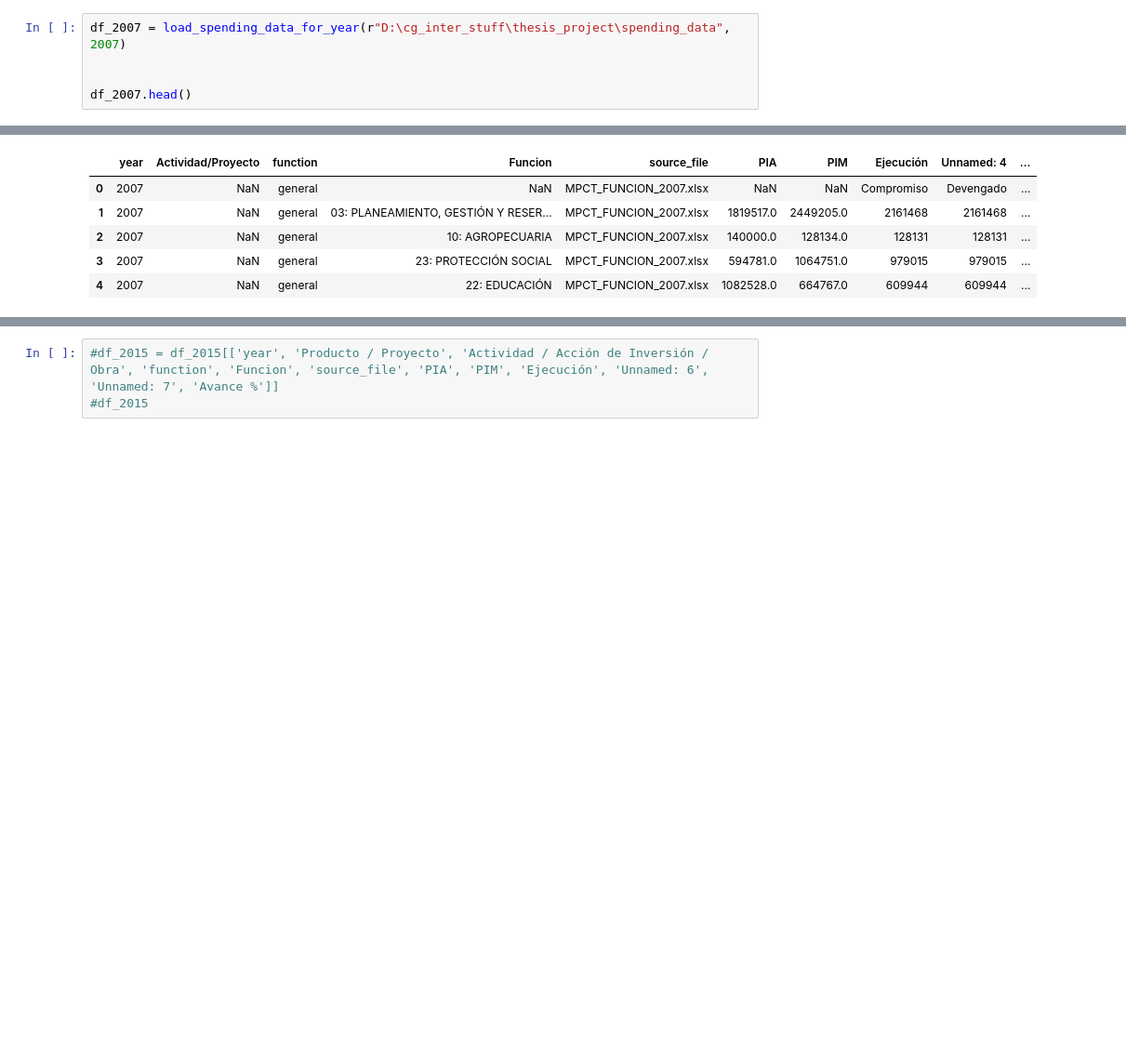
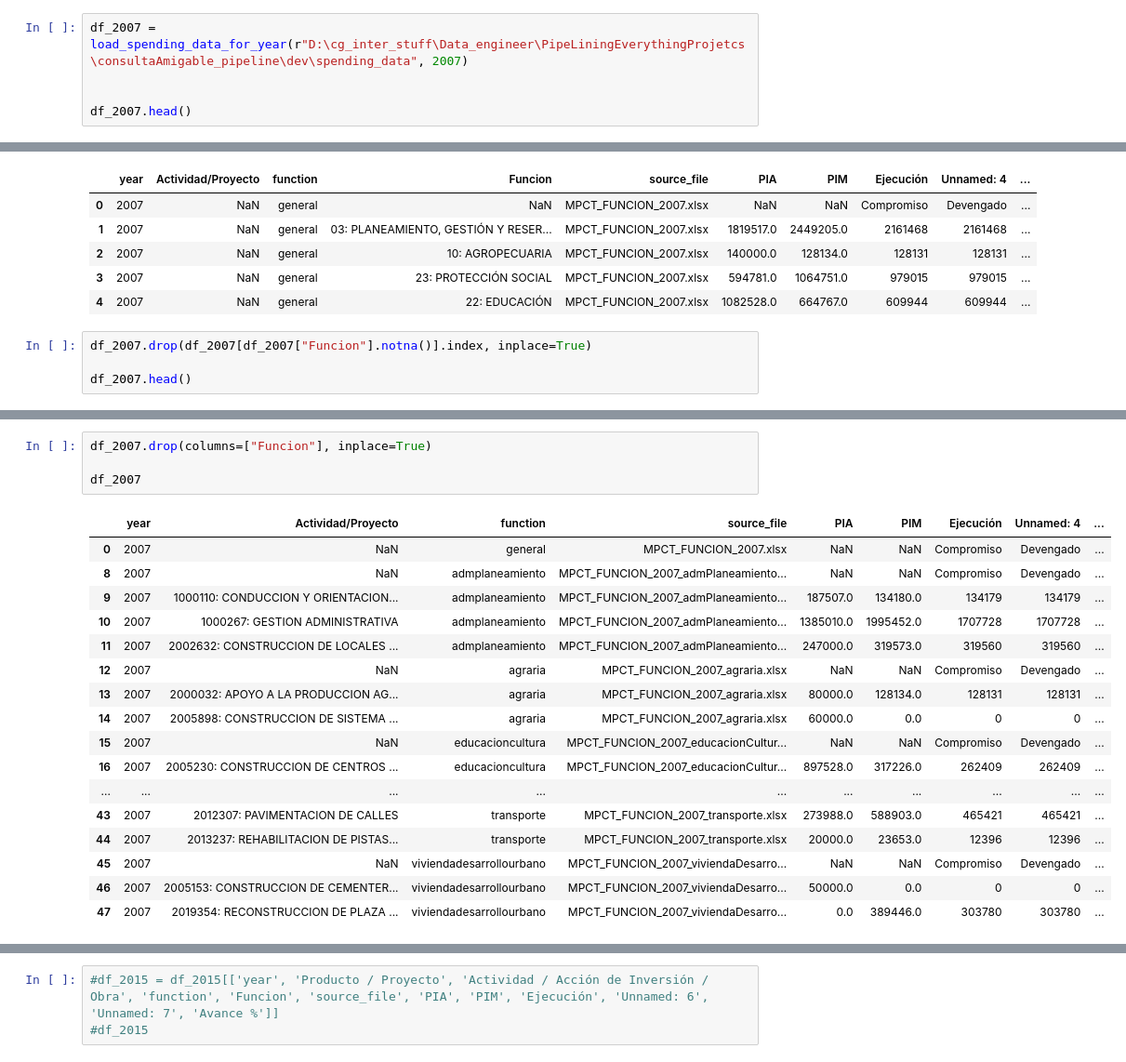
Before and after one commit to M21x1/PipeLiningEverythingProjetcs, a Jupyter notebook: consultaAmigable_pipeline/writeUp_mef/exploring_data_writeup.ipynb, the cells around one changed output, grey strips where cells are left out. Shown at 93% size. Cells and saved outputs as stored; diff of their text form; blank space fills up the shorter version.

Commit message:
exploring data inconsistencies

```diff
--- a/consultaAmigable_pipeline/writeUp_mef/exploring_data_writeup.ipynb
+++ b/consultaAmigable_pipeline/writeUp_mef/exploring_data_writeup.ipynb
@@ -74,7 +74,7 @@ def load_spending_data_for_year(base_dir, year):
 
     return pd.concat(dfs, ignore_index=True)
 # %%
-df_2007 = load_spending_data_for_year(r"D:\cg_inter_stuff\thesis_project\spending_data", 2007)
+df_2007 = load_spending_data_for_year(r"D:\cg_inter_stuff\Data_engineer\PipeLiningEverythingProjetcs\consultaAmigable_pipeline\dev\spending_data", 2007)
 
 
 df_2007.head()
@@ -95,3 +95,7 @@ df_2007.head()
 | 2 | 2007 | NaN | general | 10: AGROPECUARIA | MPCT_FUNCION_2007.xlsx | 140000.0 | 128134.0 | 128131 | 128131 | ... |
 | 3 | 2007 | NaN | general | 23: PROTECCIÓN SOCIAL | MPCT_FUNCION_2007.xlsx | 594781.0 | 1064751.0 | 979015 | 979015 | ... |
 | 4 | 2007 | NaN | general | 22: EDUCACIÓN | MPCT_FUNCION_2007.xlsx | 1082528.0 | 664767.0 | 609944 | 609944 | ... |
+# %%
+df_2007.drop(df_2007[df_2007["Funcion"].notna()].index, inplace=True)
+
+df_2007.head()
@@ -97,0 +109,22 @@ df_2007.head()
+# %%
+df_2007.drop(columns=["Funcion"], inplace=True)
+
+df_2007
+# %% [output]
+|  | year | Actividad/Proyecto | function | source_file | PIA | PIM | Ejecución | Unnamed: 4 | ... |
+| 0 | 2007 | NaN | general | MPCT_FUNCION_2007.xlsx | NaN | NaN | Compromiso | Devengado | ... |
+| 8 | 2007 | NaN | admplaneamiento | MPCT_FUNCION_2007_admPlaneamiento... | NaN | NaN | Compromiso | Devengado | ... |
+| 9 | 2007 | 1000110: CONDUCCION Y ORIENTACION... | admplaneamiento | MPCT_FUNCION_2007_admPlaneamiento... | 187507.0 | 134180.0 | 134179 | 134179 | ... |
+| 10 | 2007 | 1000267: GESTION ADMINISTRATIVA | admplaneamiento | MPCT_FUNCION_2007_admPlaneamiento... | 1385010.0 | 1995452.0 | 1707728 | 1707728 | ... |
+| 11 | 2007 | 2002632: CONSTRUCCION DE LOCALES ... | admplaneamiento | MPCT_FUNCION_2007_admPlaneamiento... | 247000.0 | 319573.0 | 319560 | 319560 | ... |
+| 12 | 2007 | NaN | agraria | MPCT_FUNCION_2007_agraria.xlsx | NaN | NaN | Compromiso | Devengado | ... |
+| 13 | 2007 | 2000032: APOYO A LA PRODUCCION AG... | agraria | MPCT_FUNCION_2007_agraria.xlsx | 80000.0 | 128134.0 | 128131 | 128131 | ... |
+| 14 | 2007 | 2005898: CONSTRUCCION DE SISTEMA ... | agraria | MPCT_FUNCION_2007_agraria.xlsx | 60000.0 | 0.0 | 0 | 0 | ... |
+| 15 | 2007 | NaN | educacioncultura | MPCT_FUNCION_2007_educacionCultur... | NaN | NaN | Compromiso | Devengado | ... |
+| 16 | 2007 | 2005230: CONSTRUCCION DE CENTROS ... | educacioncultura | MPCT_FUNCION_2007_educacionCultur... | 897528.0 | 317226.0 | 262409 | 262409 | ... |
+| ... | ... | ... | ... | ... | ... | ... | ... | ... | ... |
+| 43 | 2007 | 2012307: PAVIMENTACION DE CALLES | transporte | MPCT_FUNCION_2007_transporte.xlsx | 273988.0 | 588903.0 | 465421 | 465421 | ... |
+| 44 | 2007 | 2013237: REHABILITACION DE PISTAS... | transporte | MPCT_FUNCION_2007_transporte.xlsx | 20000.0 | 23653.0 | 12396 | 12396 | ... |
+| 45 | 2007 | NaN | viviendadesarrollourbano | MPCT_FUNCION_2007_viviendaDesarro... | NaN | NaN | Compromiso | Devengado | ... |
+| 46 | 2007 | 2005153: CONSTRUCCION DE CEMENTER... | viviendadesarrollourbano | MPCT_FUNCION_2007_viviendaDesarro... | 50000.0 | 0.0 | 0 | 0 | ... |
+| 47 | 2007 | 2019354: RECONSTRUCCION DE PLAZA ... | viviendadesarrollourbano | MPCT_FUNCION_2007_viviendaDesarro... | 0.0 | 389446.0 | 303780 | 303780 | ... |
```
Also changed, not shown: parts of 5 cells of this notebook.
